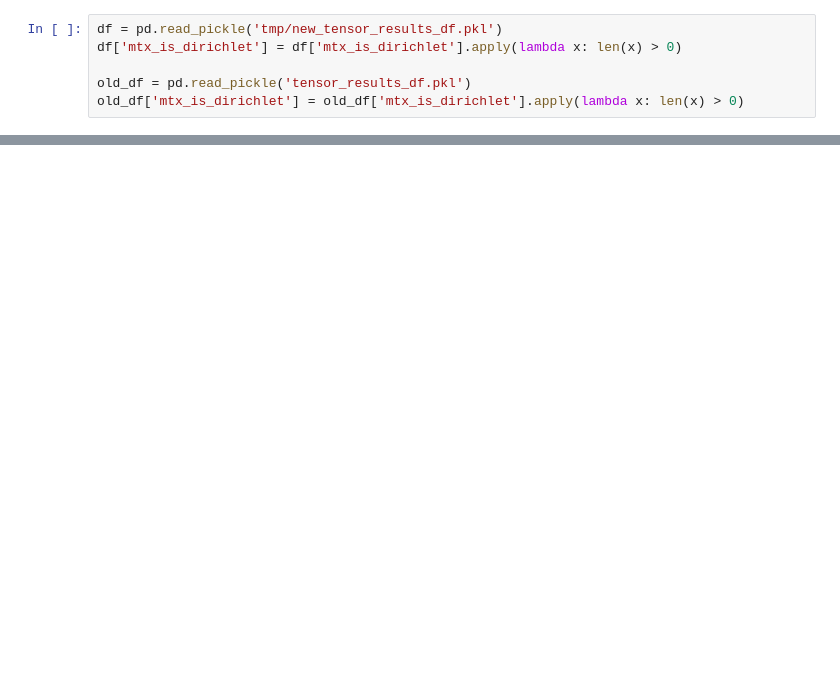
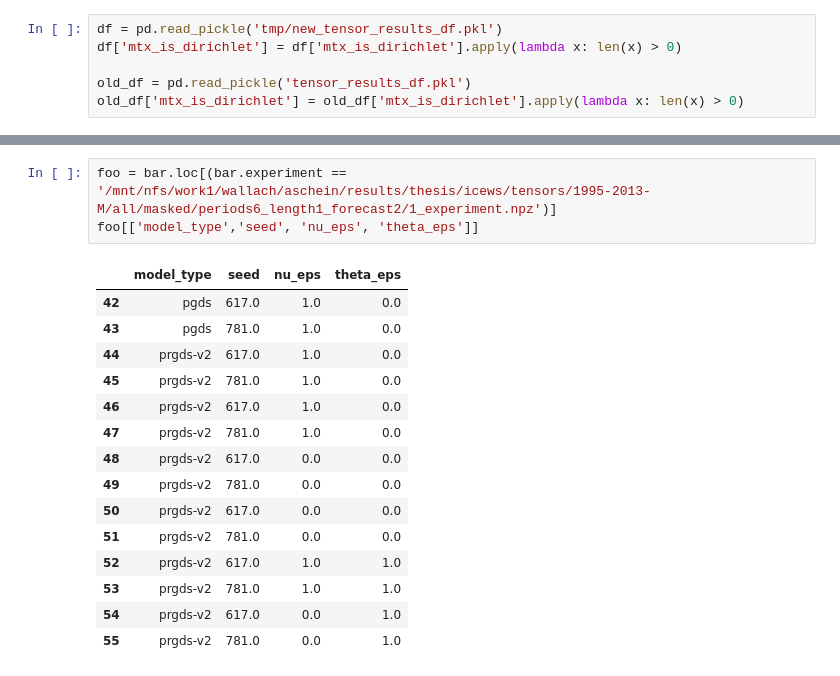
Before and after one commit to aschein/prgds, a Jupyter notebook: results/tensors/tensor_results.ipynb, the cells around one changed output, grey strips where cells are left out. Drawn from its saved outputs; the diff is of its cells as text; blank space fills up the shorter version.

```diff
--- a/results/tensors/tensor_results.ipynb
+++ b/results/tensors/tensor_results.ipynb
@@ -172,0 +275,19 @@ plt.savefig('test_tensor_results.pdf', dpi=100, pad_inches=0.0, format='pdf')
+# %%
+foo = bar.loc[(bar.experiment == '/mnt/nfs/work1/wallach/aschein/results/thesis/icews/tensors/1995-2013-M/all/masked/periods6_length1_forecast2/1_experiment.npz')]
+foo[['model_type','seed', 'nu_eps', 'theta_eps']]
+# %% [output]
+|  | model_type | seed | nu_eps | theta_eps |
+| 42 | pgds | 617.0 | 1.0 | 0.0 |
+| 43 | pgds | 781.0 | 1.0 | 0.0 |
+| 44 | prgds-v2 | 617.0 | 1.0 | 0.0 |
+| 45 | prgds-v2 | 781.0 | 1.0 | 0.0 |
+| 46 | prgds-v2 | 617.0 | 1.0 | 0.0 |
+| 47 | prgds-v2 | 781.0 | 1.0 | 0.0 |
+| 48 | prgds-v2 | 617.0 | 0.0 | 0.0 |
+| 49 | prgds-v2 | 781.0 | 0.0 | 0.0 |
+| 50 | prgds-v2 | 617.0 | 0.0 | 0.0 |
+| 51 | prgds-v2 | 781.0 | 0.0 | 0.0 |
+| 52 | prgds-v2 | 617.0 | 1.0 | 1.0 |
+| 53 | prgds-v2 | 781.0 | 1.0 | 1.0 |
+| 54 | prgds-v2 | 617.0 | 0.0 | 1.0 |
+| 55 | prgds-v2 | 781.0 | 0.0 | 1.0 |
```
Also changed, not shown: parts of 9 cells of this notebook, 2 other files.
